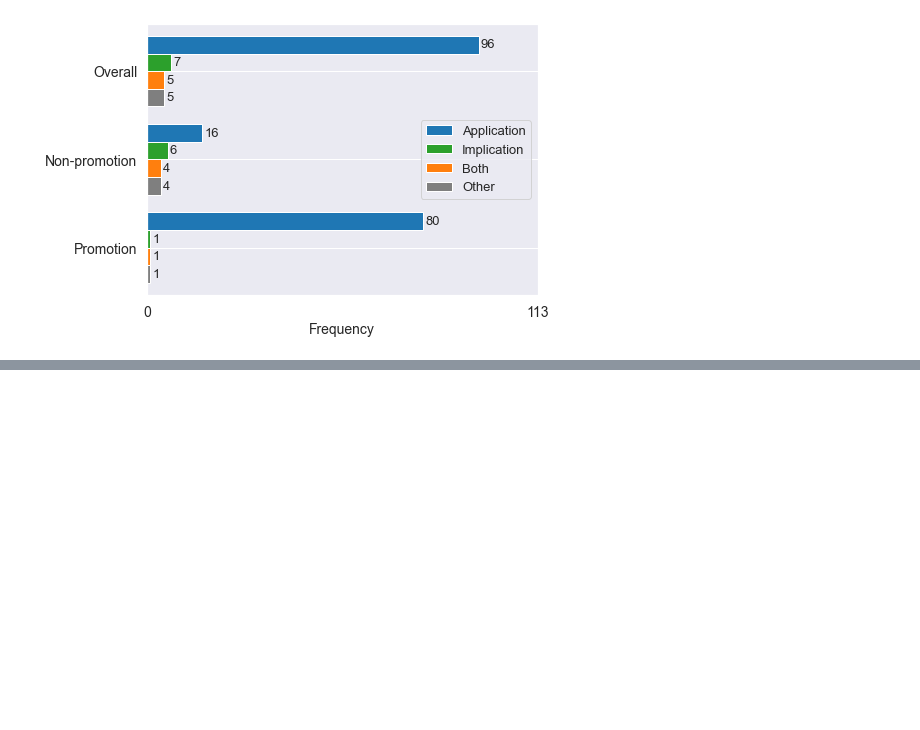
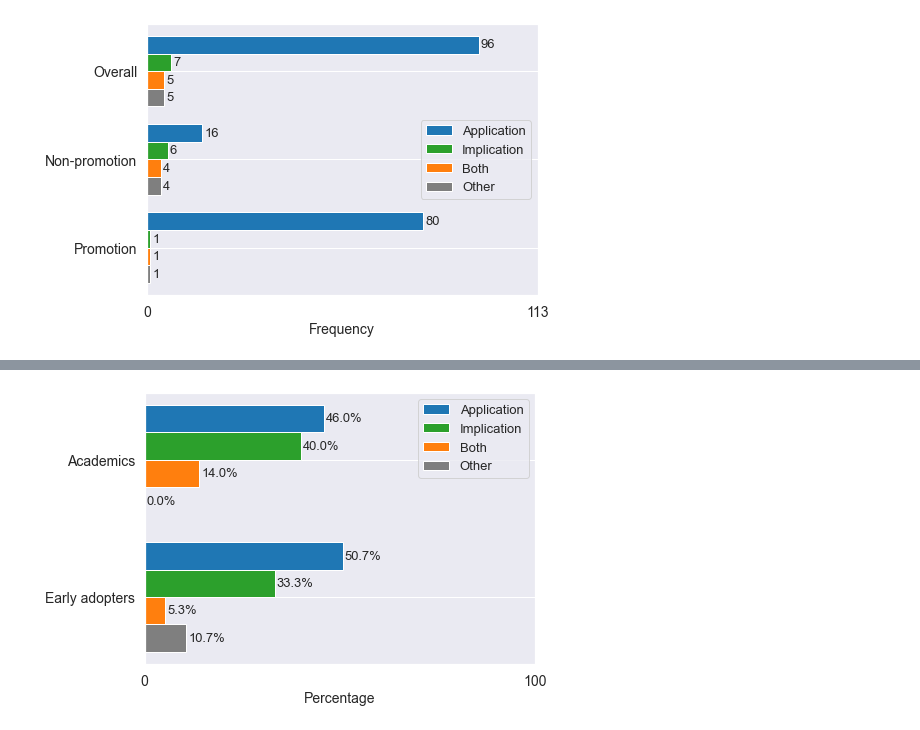
Before and after one commit to rwsvu/thesis, a Jupyter notebook: Results.ipynb, the cells around one changed output, grey strips where cells are left out. Drawn from its saved outputs; the diff is of its cells as text; code cells hidden in the pictures; blank space fills up the shorter version.

```diff
--- a/Results.ipynb
+++ b/Results.ipynb
@@ -345,0 +376,31 @@ plt.show()
+# %%
+#NFT types
+plt.figure(figsize=(7,5))
+
+# create data
+x = np.arange(2)
+y1 = [50.7, 46]
+y2 = [33.3, 40]
+y3 = [5.3, 14]
+y4 = [10.7, 0]
+width = 0.2
+
+# plot data in grouped manner of bar type
+bar1 = plt.barh(x+0.3, y1, width, color="tab:blue")
+plt.bar_label(bar1, padding=2, fontsize=13, fmt='%.1f%%')
+bar2 = plt.barh(x+0.1, y2, width, color="tab:green")
+plt.bar_label(bar2, padding=2, fontsize=13, fmt='%.1f%%')
+bar3 = plt.barh(x-0.1, y3, width, color="tab:orange")
+plt.bar_label(bar3, padding=2, fontsize=13, fmt='%.1f%%')
+bar4 = plt.barh(x-0.3, y4, width, color="tab:gray")
+plt.bar_label(bar4, padding=2, fontsize=13, fmt='%.1f%%')
+
+plt.xlim(0, 100)
+plt.xticks([0, 100], fontsize=14)
+plt.yticks(x, ["Early adopters", "Academics"], fontsize=14)
+plt.xlabel("Percentage", fontsize=14)
+plt.legend(["Application", "Implication", "Both", "Other"], fontsize=13)
+plt.savefig("overalltypes.png", bbox_inches="tight", dpi=300)
+plt.show()
+# %% [output]
+[figure, added]
```
Also changed, not shown: parts of 2 cells of this notebook.
